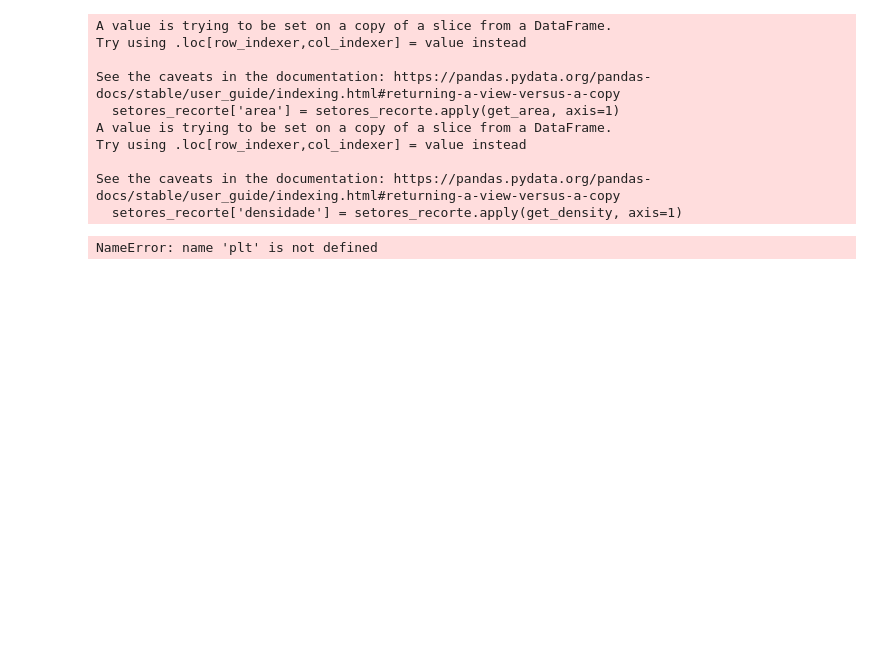
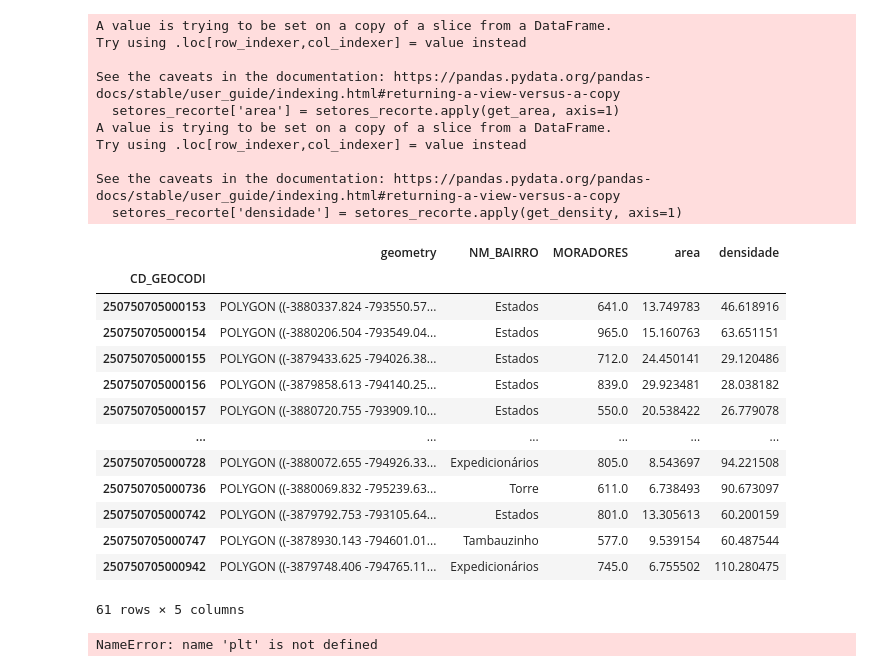
Before and after one commit to fc-anjos/cartografia-joao-pessoa, a Jupyter notebook: POPULACAO.ipynb, the cells around one changed output. Cells and saved outputs as stored; diff of their text form; code cells hidden in the pictures; blank space fills up the shorter version.

```diff
--- a/POPULACAO.ipynb
+++ b/POPULACAO.ipynb
@@ -88,6 +104,23 @@ Try using .loc[row_indexer,col_indexer] = value instead
 
 See the caveats in the documentation: https://pandas.pydata.org/pandas-docs/stable/user_guide/indexing.html#returning-a-view-versus-a-copy
   setores_recorte['densidade'] = setores_recorte.apply(get_density, axis=1)
+# %%
+setores_recorte
+# %% [output]
+|  | geometry | NM_BAIRRO | MORADORES | area | densidade |
+| CD_GEOCODI |  |  |  |  |  |
+| 250750705000153 | POLYGON ((-3880337.824 -793550.57... | Estados | 641.0 | 13.749783 | 46.618916 |
+| 250750705000154 | POLYGON ((-3880206.504 -793549.04... | Estados | 965.0 | 15.160763 | 63.651151 |
+| 250750705000155 | POLYGON ((-3879433.625 -794026.38... | Estados | 712.0 | 24.450141 | 29.120486 |
+| 250750705000156 | POLYGON ((-3879858.613 -794140.25... | Estados | 839.0 | 29.923481 | 28.038182 |
+| 250750705000157 | POLYGON ((-3880720.755 -793909.10... | Estados | 550.0 | 20.538422 | 26.779078 |
+| ... | ... | ... | ... | ... | ... |
+| 250750705000728 | POLYGON ((-3880072.655 -794926.33... | Expedicionários | 805.0 | 8.543697 | 94.221508 |
+| 250750705000736 | POLYGON ((-3880069.832 -795239.63... | Torre | 611.0 | 6.738493 | 90.673097 |
+| 250750705000742 | POLYGON ((-3879792.753 -793105.64... | Estados | 801.0 | 13.305613 | 60.200159 |
+| 250750705000747 | POLYGON ((-3878930.143 -794601.01... | Tambauzinho | 577.0 | 9.539154 | 60.487544 |
+| 250750705000942 | POLYGON ((-3879748.406 -794765.11... | Expedicionários | 745.0 | 6.755502 | 110.280475 |
+61 rows × 5 columns
 # %%
 setores_recorte.to_file('./data/POPULACAO/setores_recorte.shp')
 bairros.to_file('./data/POPULACAO/bairros.shp')
```
Also changed, not shown: parts of 1 cell of this notebook, 1 other file.
